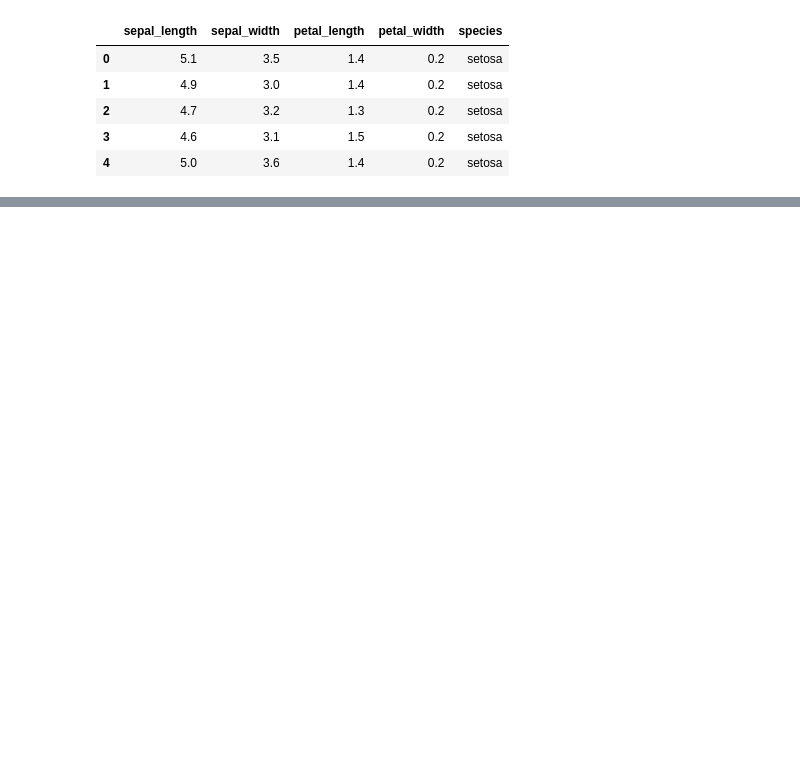
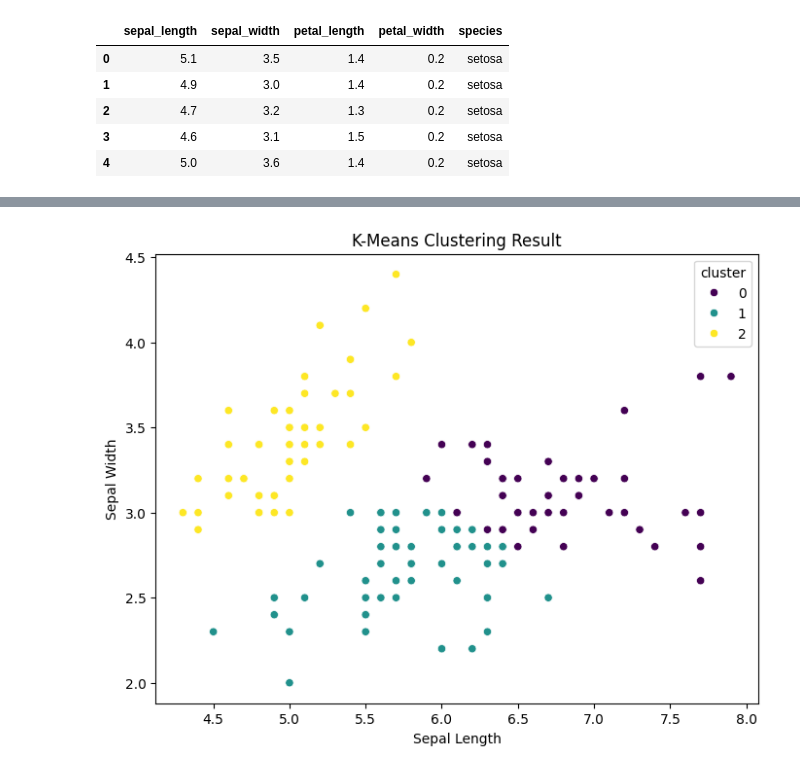
Before and after one commit to sonjoy1s/ML, a Jupyter notebook: Module23K_Means.ipynb, the cells around one changed output, grey strips where cells are left out. Saved outputs shown, nothing was run; the diff lists cells and outputs as text; code cells hidden in the pictures; blank space fills up the shorter version.

```diff
--- a/Module23K_Means.ipynb
+++ b/Module23K_Means.ipynb
@@ -22,0 +55,9 @@ df.head()
+# %%
+kmeans = KMeans(
+    n_clusters=k,
+    init="k-means++",
+    max_iter=300,
+    random_state=42
+)
+# %%
+kmeans.fit(X_scaled)
@@ -22,0 +66,3 @@ df.head()
+# %%
+labels =kmeans.labels_
+labels[:75]
@@ -22,0 +74,3 @@ df.head()
+# %%
+df['cluster']=labels
+df.head()
@@ -22,0 +84,15 @@ df.head()
+# %%
+plt.figure(figsize=(8, 6))
+sns.scatterplot(
+    x=df["sepal_length"],
+    y=df["sepal_width"],
+    hue=df["cluster"],
+    palette="viridis"
+)
+
+plt.title("K-Means Clustering Result")
+plt.xlabel("Sepal Length")
+plt.ylabel("Sepal Width")
+plt.show()
+# %% [output]
+[figure, added]
```
Also changed, not shown: parts of 10 cells of this notebook.
